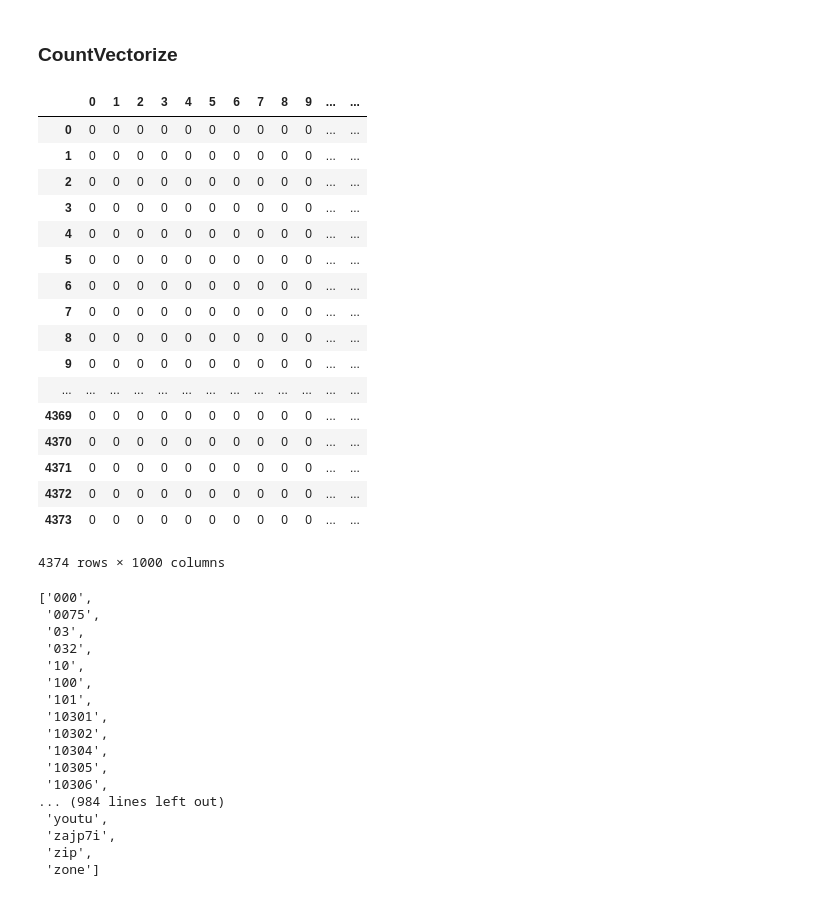
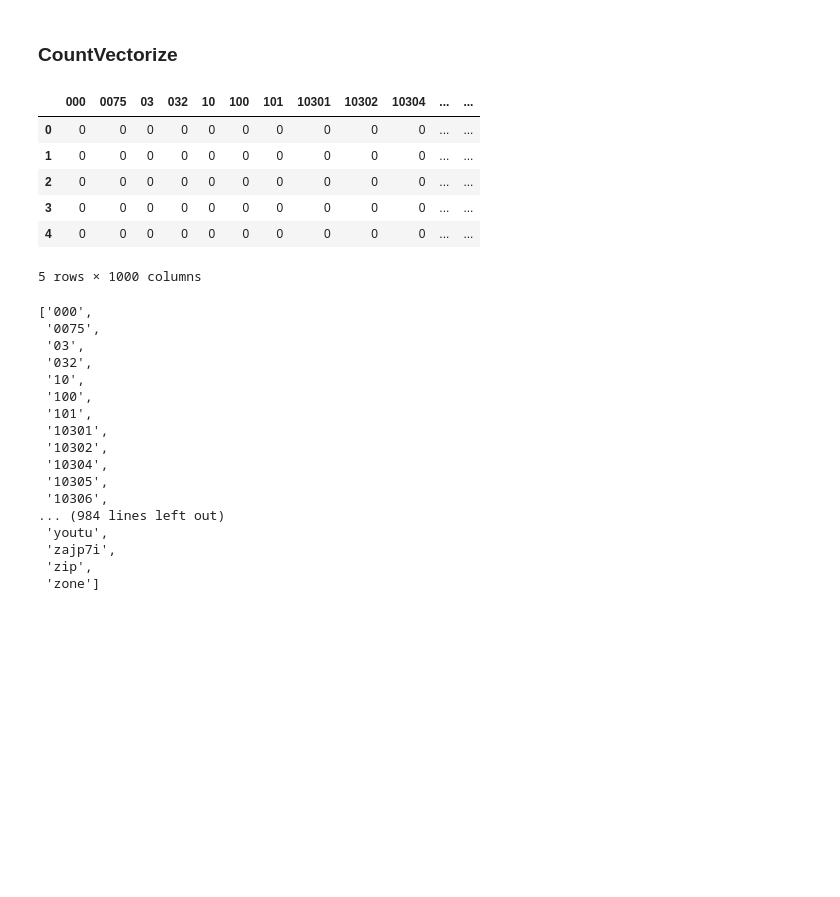
Before and after one commit to iceberg425/Client_Project, a Jupyter notebook: Client_Project_Kevin.ipynb, the cells around one changed output. Drawn from its saved outputs; the diff is of its cells as text; code cells hidden in the pictures; blank space fills up the shorter version.

```diff
--- a/Client_Project_Kevin.ipynb
+++ b/Client_Project_Kevin.ipynb
@@ -223,27 +223,17 @@ cv = CountVectorizer(stop_words='english',
 # %%
 # Fit and Transform
 sparse_df = cv.fit_transform(df.stemmed_text)
-# %%
-pd.DataFrame(sparse_df.todense())
-# %% [output]
-|  | 0 | 1 | 2 | 3 | 4 | 5 | 6 | 7 | 8 | 9 | ... | ... |
-| 0 | 0 | 0 | 0 | 0 | 0 | 0 | 0 | 0 | 0 | 0 | ... | ... |
-| 1 | 0 | 0 | 0 | 0 | 0 | 0 | 0 | 0 | 0 | 0 | ... | ... |
-| 2 | 0 | 0 | 0 | 0 | 0 | 0 | 0 | 0 | 0 | 0 | ... | ... |
-| 3 | 0 | 0 | 0 | 0 | 0 | 0 | 0 | 0 | 0 | 0 | ... | ... |
-| 4 | 0 | 0 | 0 | 0 | 0 | 0 | 0 | 0 | 0 | 0 | ... | ... |
-| 5 | 0 | 0 | 0 | 0 | 0 | 0 | 0 | 0 | 0 | 0 | ... | ... |
-| 6 | 0 | 0 | 0 | 0 | 0 | 0 | 0 | 0 | 0 | 0 | ... | ... |
-| 7 | 0 | 0 | 0 | 0 | 0 | 0 | 0 | 0 | 0 | 0 | ... | ... |
-| 8 | 0 | 0 | 0 | 0 | 0 | 0 | 0 | 0 | 0 | 0 | ... | ... |
-| 9 | 0 | 0 | 0 | 0 | 0 | 0 | 0 | 0 | 0 | 0 | ... | ... |
-| ... | ... | ... | ... | ... | ... | ... | ... | ... | ... | ... | ... | ... |
-| 4369 | 0 | 0 | 0 | 0 | 0 | 0 | 0 | 0 | 0 | 0 | ... | ... |
-| 4370 | 0 | 0 | 0 | 0 | 0 | 0 | 0 | 0 | 0 | 0 | ... | ... |
-| 4371 | 0 | 0 | 0 | 0 | 0 | 0 | 0 | 0 | 0 | 0 | ... | ... |
-| 4372 | 0 | 0 | 0 | 0 | 0 | 0 | 0 | 0 | 0 | 0 | ... | ... |
-| 4373 | 0 | 0 | 0 | 0 | 0 | 0 | 0 | 0 | 0 | 0 | ... | ... |
-4374 rows × 1000 columns
+# %%
+dense_df = pd.DataFrame(sparse_df.todense(), columns=cv.get_feature_names())
+dense_df.head()
+# %% [output]
+|  | 000 | 0075 | 03 | 032 | 10 | 100 | 101 | 10301 | 10302 | 10304 | ... | ... |
+| 0 | 0 | 0 | 0 | 0 | 0 | 0 | 0 | 0 | 0 | 0 | ... | ... |
+| 1 | 0 | 0 | 0 | 0 | 0 | 0 | 0 | 0 | 0 | 0 | ... | ... |
+| 2 | 0 | 0 | 0 | 0 | 0 | 0 | 0 | 0 | 0 | 0 | ... | ... |
+| 3 | 0 | 0 | 0 | 0 | 0 | 0 | 0 | 0 | 0 | 0 | ... | ... |
+| 4 | 0 | 0 | 0 | 0 | 0 | 0 | 0 | 0 | 0 | 0 | ... | ... |
+5 rows × 1000 columns
 # %%
 cv.get_feature_names()
 # %% [output]
```
